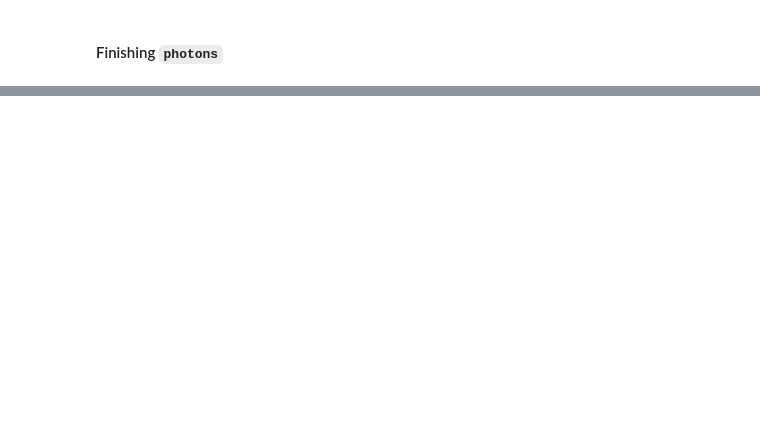
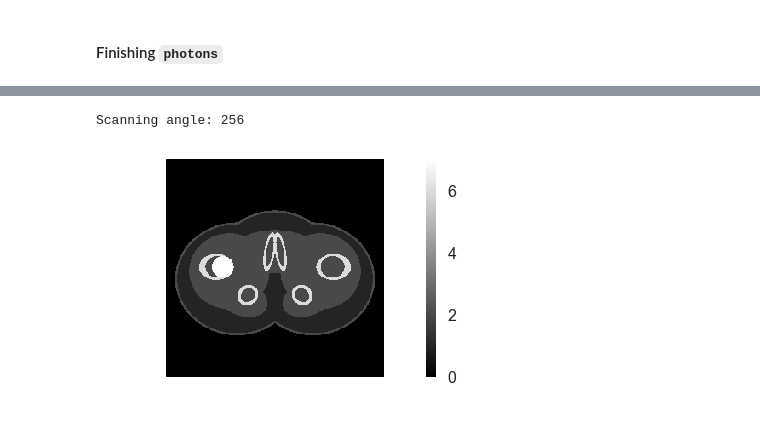
Before and after one commit to domkirkham/east-ct, a Jupyter notebook: Week1.ipynb, the cells around one changed output, grey strips where cells are left out. Drawn from its saved outputs; the diff is of its cells as text; code cells hidden in the pictures; blank space fills up the shorter version.

```diff
--- a/Week1.ipynb
+++ b/Week1.ipynb
@@ -55,0 +62,10 @@ ax2.set_yscale('log')
+# %%
+phantom_point = ct_phantom(material.name, 256, 3, "Titanium", point_offset=(60,60))
+
+sinogram = ct_scan(source.photons[1], material, phantom_point, 0.1, 256)
+# %% [output]
+Scanning angle: 256
+# %%
+draw(phantom_point)
+# %% [output]
+[figure, added]
```
Also changed, not shown: parts of 9 cells of this notebook, 7 other files.
